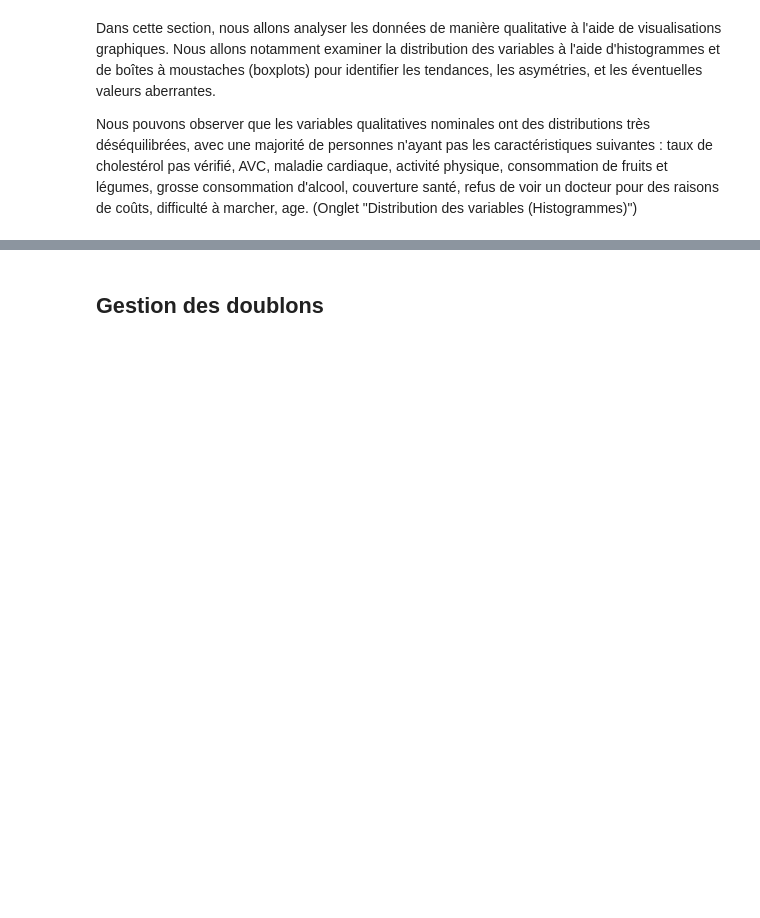
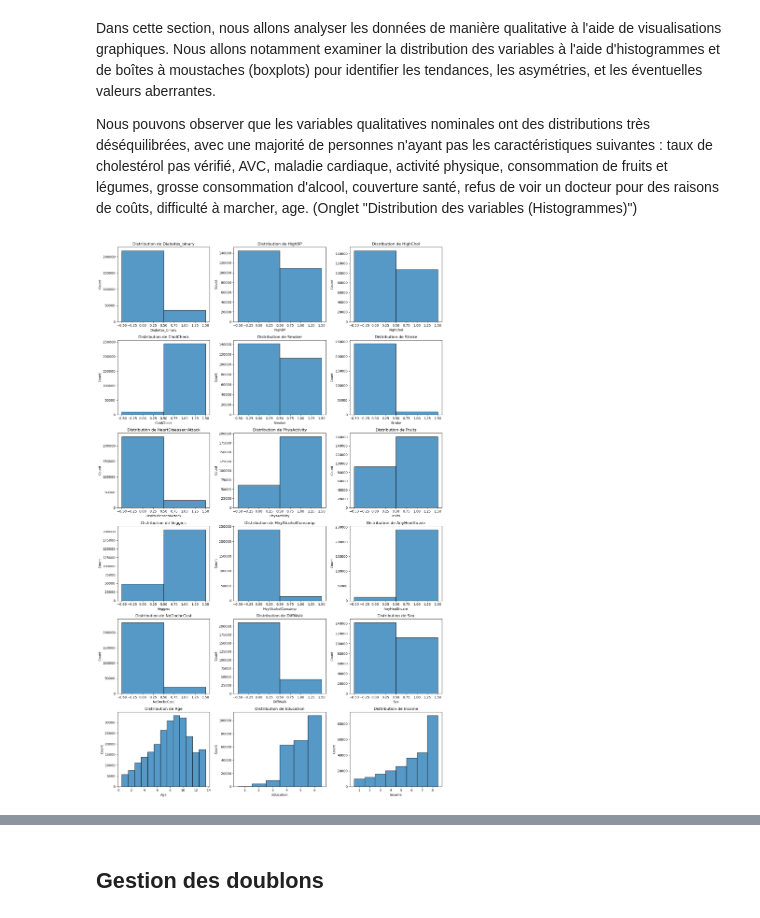
Before and after one commit to 0xybo/CESI_A4_IA_DeepLearning, a Jupyter notebook: Livrable 1.ipynb, the cells around one changed output, grey strips where cells are left out. Saved outputs shown, nothing was run; the diff lists cells and outputs as text; code cells hidden in the pictures; blank space fills up the shorter version.

```diff
--- a/Livrable 1.ipynb
+++ b/Livrable 1.ipynb
@@ -125,33 +194,6 @@ Dans cette section, nous allons analyser les données de manière qualitative à
 
 Nous pouvons observer que les variables qualitatives nominales ont des distributions très déséquilibrées, avec une majorité de personnes n'ayant pas les caractéristiques suivantes : taux de cholestérol pas vérifié, AVC, maladie cardiaque, activité physique, consommation de fruits et légumes, grosse consommation d'alcool, couverture santé, refus de voir un docteur pour des raisons de coûts, difficulté à marcher, age. (Onglet "Distribution des variables (Histogrammes)")
 # %%
-dataset_qualitative = Dataset(
-    dataset.data[
-        [
-            "Diabetes_binary",
-            "HighBP",
-            "HighChol",
-            "CholCheck",
-            "Smoker",
-            "Stroke",
-            "HeartDiseaseorAttack",
-            "PhysActivity",
-            "Fruits",
-            "Veggies",
-            "HvyAlcoholConsump",
-            "AnyHealthcare",
-            "NoDocbcCost",
-            "DiffWalk",
-            "Sex",
-            "Age",
-        ]
-    ],
-    target=dataset.data,
-)
-
-print_tabs(
-    {
-        "Distribution des variables (Histogrammes)": lambda: dataset_qualitative.draw_distributions(),
-        "Distribution des variables (Boîtes à moustaches)": lambda: dataset_qualitative.draw_boxplots(),
-    }
-)
+dataset_qualitative.draw_distributions()
+# %% [output]
+[figure, added]
```
Also changed, not shown: parts of 58 cells of this notebook, 2 other files.
